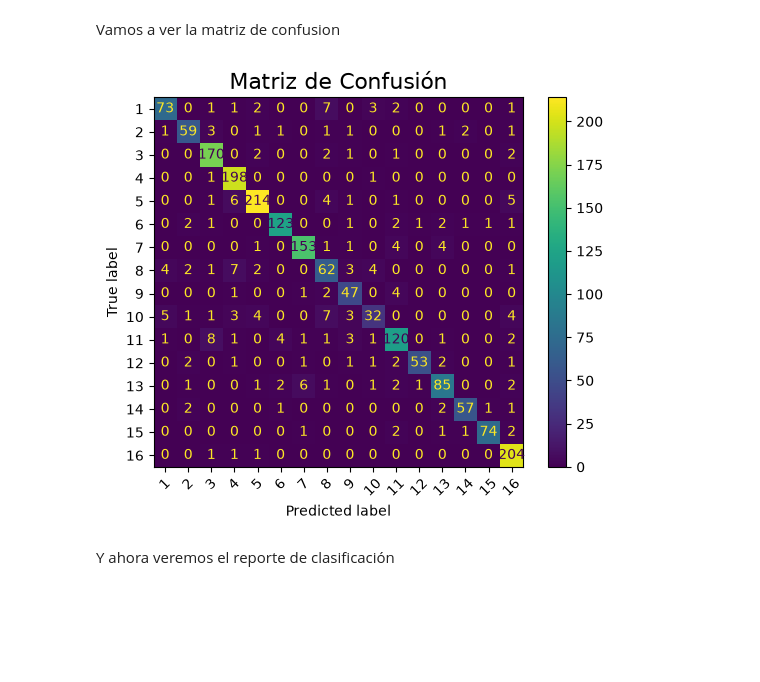
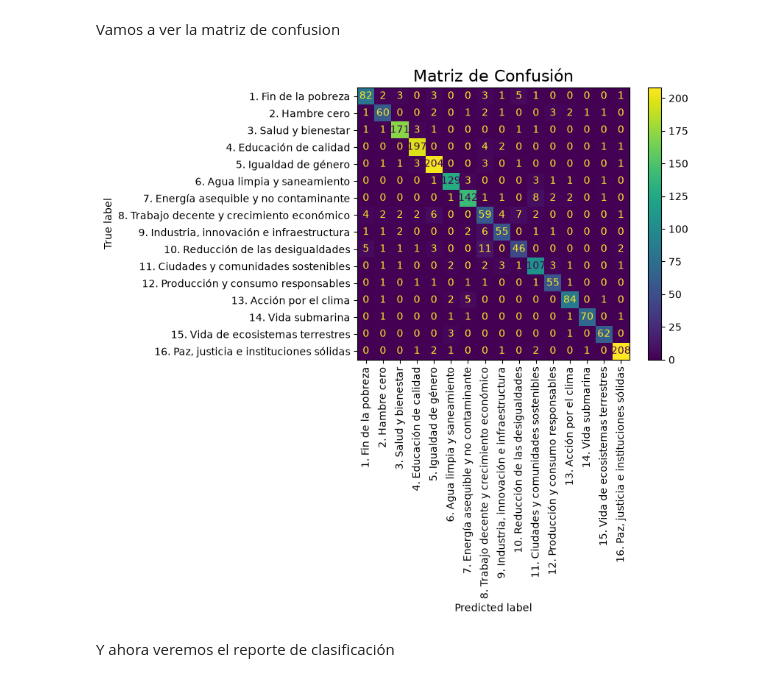
Before and after one commit to Largnaster/maia_nsml_micro-project-two, a Jupyter notebook: Microproyecto_2.ipynb, the cells around one changed output. Cells and saved outputs as stored; diff of their text form; code cells hidden in the pictures; blank space fills up the shorter version.

```diff
--- a/Microproyecto_2.ipynb
+++ b/Microproyecto_2.ipynb
@@ -389,10 +510,19 @@ steps = [
 Ahora definimos el objeto de pipeline con los pasos
 # %%
 pipeline = Pipeline(steps)
+
+search = GridSearchCV(
+    pipeline,
+    param_grid,
+    scoring={'f1_macro': 'f1_macro', 'accuracy': 'accuracy'},
+    refit='f1_macro',
+    cv=kfold,
+    n_jobs=-1
+)
 # %% [markdown]
 ### Entrenamiento
 
 Entrenamiento del modelo de clasificación utilizando el pipeline
 # %%
-pipeline.fit(X_train, y_train)
+search.fit(X_train, y_train)
 # %% [output]
@@ -401,0 +569,3 @@ Pipeline(steps=[('vectorizer',
+# %%
+best_model = search.best_estimator_
+print('Best model parameters:', search.best_params_)
@@ -404,17 +576,19 @@ Pipeline(steps=[('vectorizer',
 
 Vamos a evaluar el modelo con los datos de test
 # %%
-y_pred = pipeline.predict(X_test)
+y_pred = best_model.predict(X_test)
 # %% [markdown]
 Vamos a ver la matriz de confusion
 # %%
-cm = confusion_matrix(y_test, y_pred)
-disp = ConfusionMatrixDisplay(confusion_matrix=cm, display_labels=pipeline.classes_)
-disp.plot(xticks_rotation=45)
+labels = best_model.classes_
+display_labels = [f'{idx}. {ods_names[idx]}' for idx in labels]
+cm = confusion_matrix(y_test, y_pred, labels=labels)
+disp = ConfusionMatrixDisplay(confusion_matrix=cm, display_labels=display_labels)
+disp.plot(xticks_rotation=90)
 plt.title('Matriz de Confusión', fontsize=16)
 plt.show()
 # %% [output]
-[figure, old version]
+[figure, new version]
 # %% [markdown]
 Y ahora veremos el reporte de clasificación
 # %%
```
Also changed, not shown: parts of 36 cells of this notebook, 1 other file.
